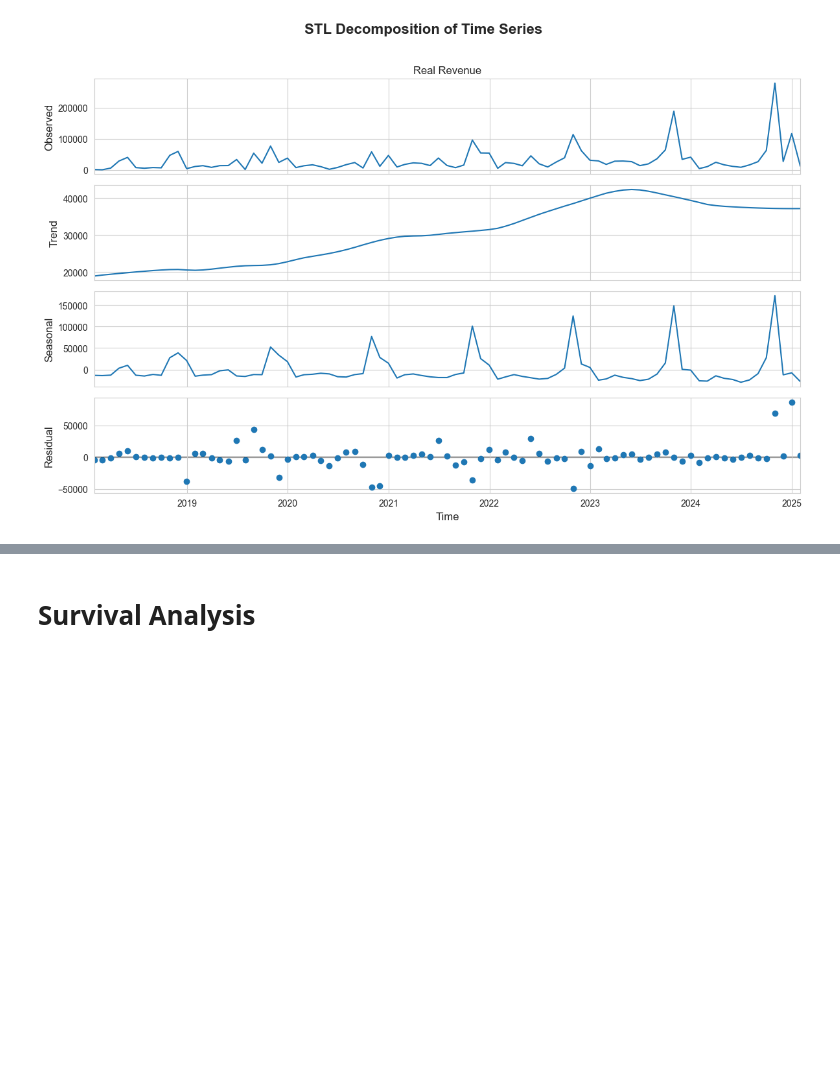
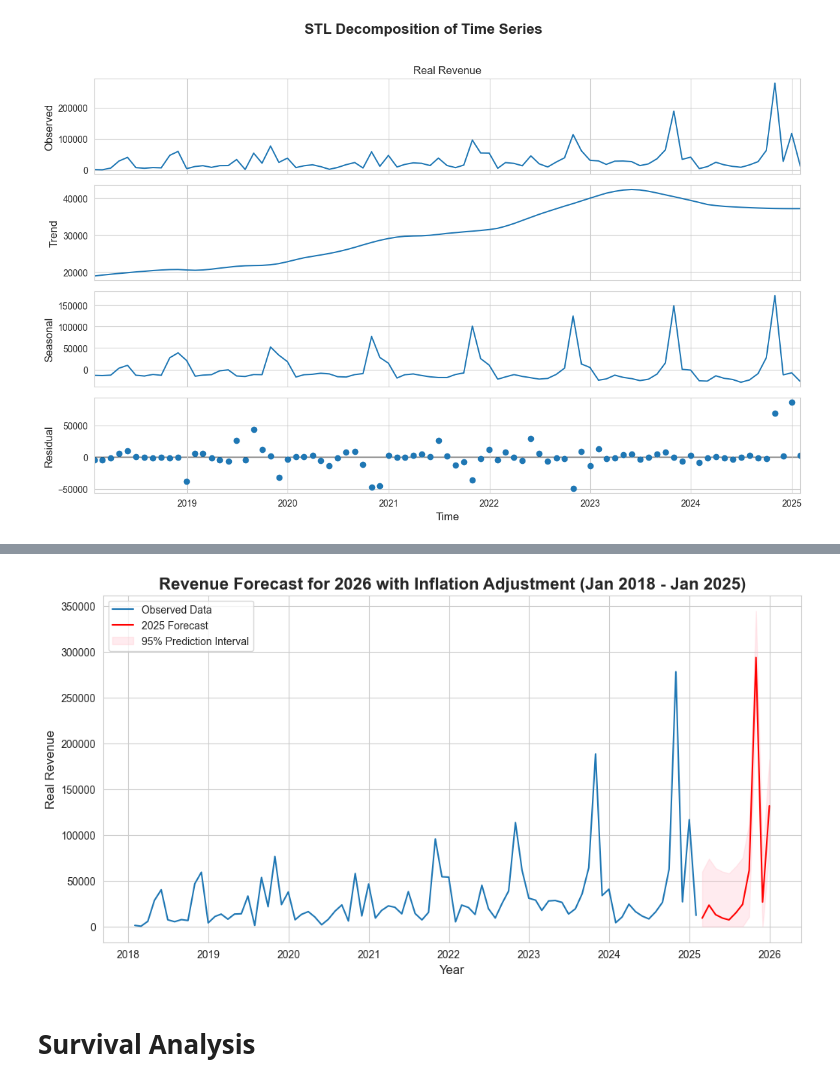
Before and after one commit to uyen-nguyen-190304/BRDC_Cow, a Jupyter notebook: Time_Series_Survival_Analysis.ipynb, the cells around one changed output, grey strips where cells are left out. Cells and saved outputs as stored; diff of their text form; code cells hidden in the pictures; blank space fills up the shorter version.

```diff
--- a/Time_Series_Survival_Analysis.ipynb
+++ b/Time_Series_Survival_Analysis.ipynb
@@ -191,3 +214,44 @@ plt.show()
+# %%
+# Train the best SARIMA model on the full dataset
+best_model = SARIMAX(y,  # Use the full dataset
+                     order=auto_model.order,  # Best order from auto_arima
+                     seasonal_order=auto_model.seasonal_order,  # Best seasonal order from auto_arima
+                     enforce_stationarity=False,
+                     enforce_invertibility=False)
+
+best_results = best_model.fit(disp=0)
+
+# Forecast the next 11 months
+forecast_steps = 11
+forecast = best_results.get_forecast(steps=forecast_steps)
+
+# Extract forecasted values and confidence intervals
+forecast_values = forecast.predicted_mean
+forecast_ci = forecast.conf_int()
+
+# Clip the confidence intervals to avoid negative values
+forecast_ci.iloc[:, 0] = forecast_ci.iloc[:, 0].clip(lower=0)
+forecast_ci.iloc[:, 1] = forecast_ci.iloc[:, 1].clip(lower=0)
+
+# Create a date range for the forecast
+forecast_index = pd.date_range(start=y.index[-1] + pd.DateOffset(1), periods=forecast_steps, freq='M')
+
+# Plot the forecast
+plt.figure(figsize=(12, 6))
+plt.plot(y.index, y, label='Observed Data')
+plt.plot(forecast_index, forecast_values, label='2025 Forecast', color='red')
+plt.fill_between(forecast_index,
+                 forecast_ci.iloc[:, 0],
+                 forecast_ci.iloc[:, 1],
+                 color='pink', alpha=0.3, label='95% Prediction Interval')
+plt.legend(loc='upper left')
+plt.title('Revenue Forecast for 2026 with Inflation Adjustment (Jan 2018 - Jan 2025)', fontsize=16, weight='bold')
+plt.xlabel('Year', fontsize=12)
+plt.ylabel('Real Revenue', fontsize=12)
+plt.grid(True)
+plt.show()
+# %% [output]
+[figure, added]
 # %% [markdown]
 # Survival Analysis
 # %% [markdown]
```
Also changed, not shown: parts of 11 cells of this notebook.
